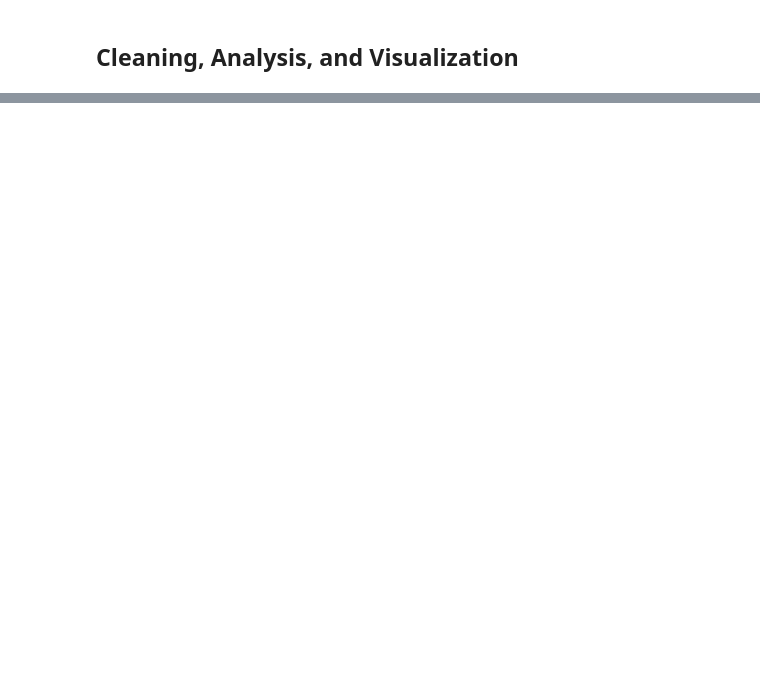
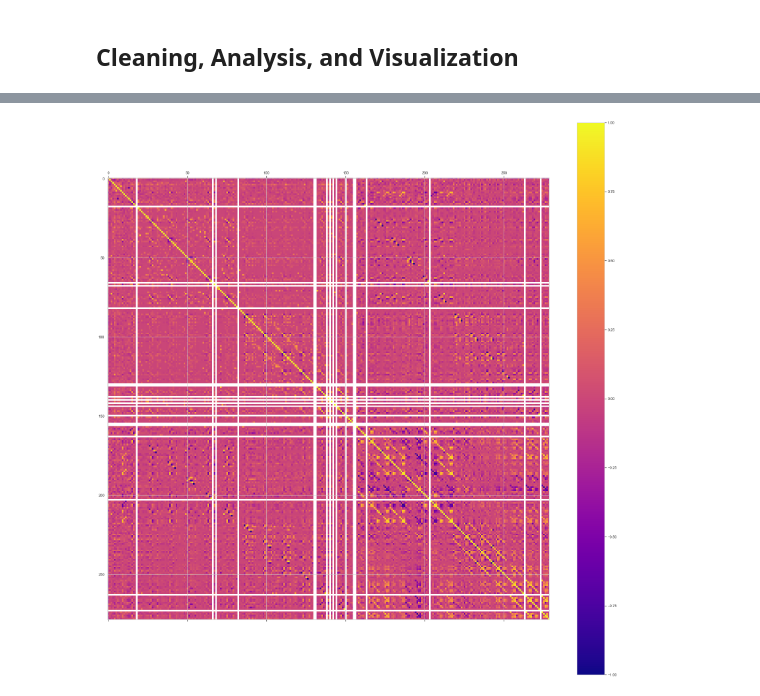
Before and after one commit to KaranamLokesh/100_days_of_ml_code, a Jupyter notebook: arrhythmia_analysis.ipynb, the cells around one changed output, grey strips where cells are left out. Saved outputs shown, nothing was run; the diff lists cells and outputs as text; code cells hidden in the pictures; blank space fills up the shorter version.

Commit message:
data cleaning and analysis added

```diff
--- a/arrhythmia_analysis.ipynb
+++ b/arrhythmia_analysis.ipynb
@@ -257,0 +285,6 @@ It's possible to do regression, or classification, to fit a model to other varia
+# %%
+data[10] = data[10].fillna(value=data[10].mean()) #impute mean for NaNs
+data[11] = data[11].fillna(value=data[11].mean()) #impute mean for NaNs
+data = data.drop(columns=12) #drop the column that is missing 83% of values
+data[13] = data[13].fillna(value=data[13].mean()) #impute mean for NaNs
+data = data.dropna()
@@ -257,0 +335,9 @@ It's possible to do regression, or classification, to fit a model to other varia
+# %%
+import matplotlib.cm as cm
+
+f = plt.figure(figsize=(30,30))
+plt.matshow(data.corr(), fignum=f.number, cmap=cm.plasma)
+cb = plt.colorbar()
+plt.show()
+# %% [output]
+[figure, added]
```
Also changed, not shown: parts of 16 cells of this notebook.
